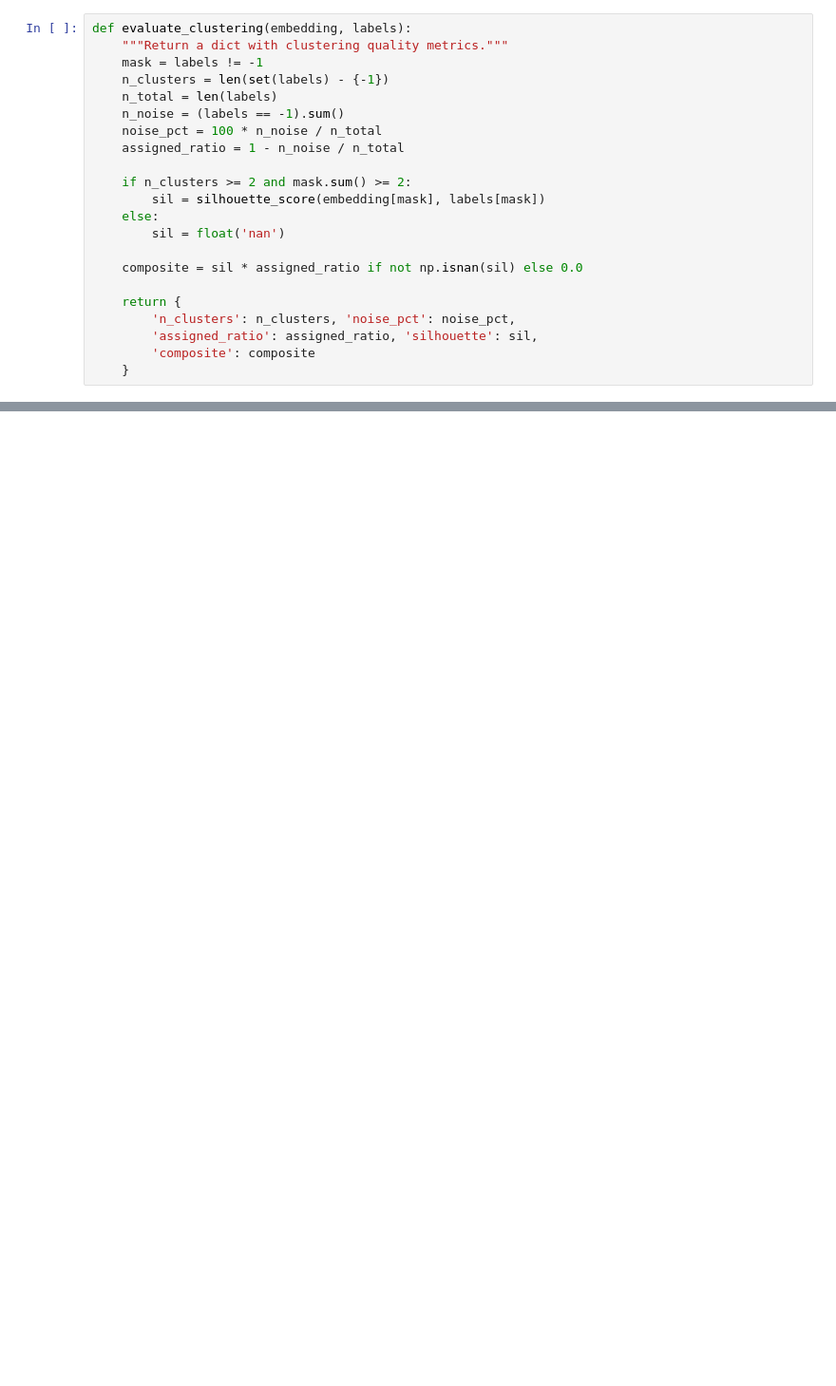
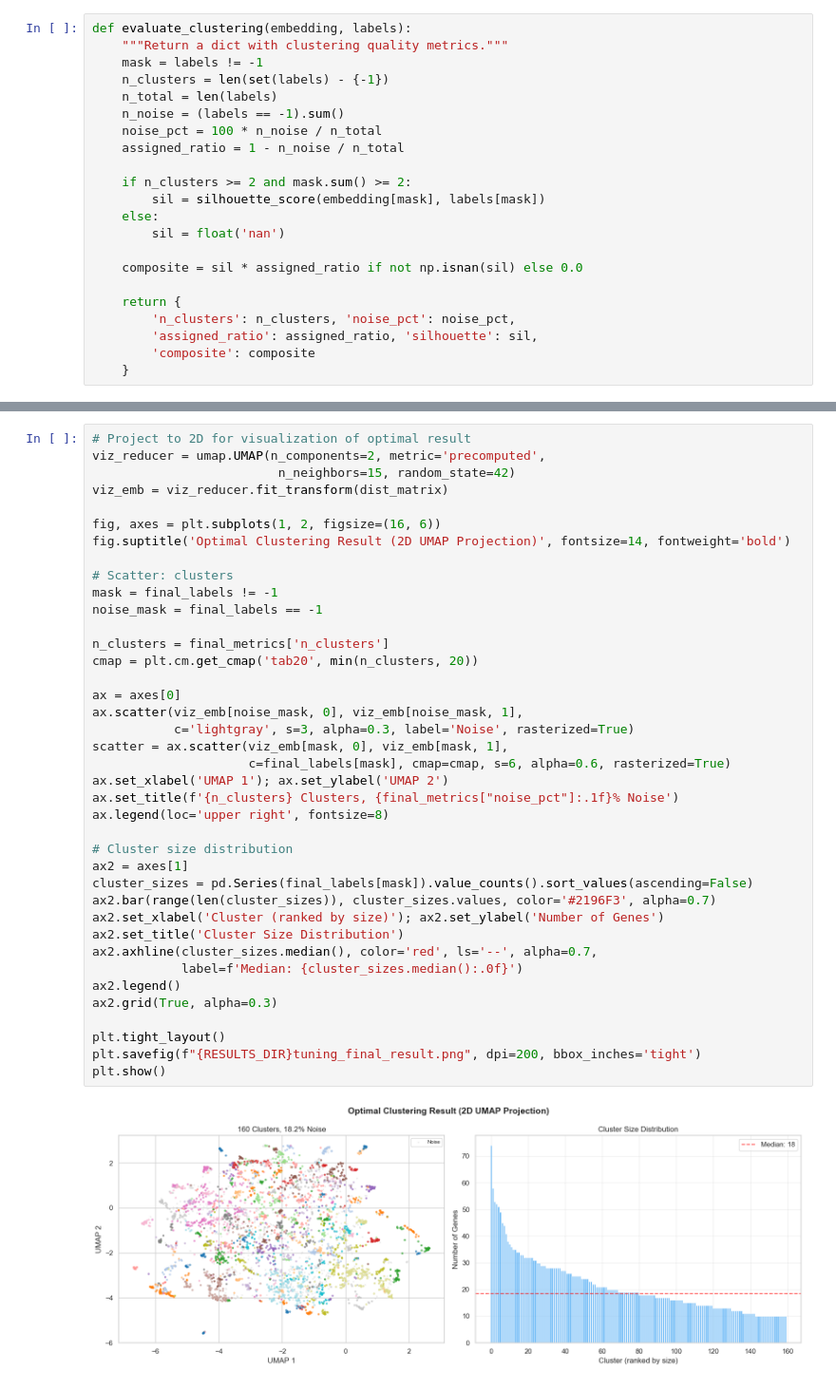
Before and after one commit to fedeceru/SV-Master, a Jupyter notebook: notebook/clustering_optimization.ipynb, the cells around one changed output, grey strips where cells are left out. Shown at 95% size. Drawn from its saved outputs; the diff is of its cells as text; blank space fills up the shorter version.

```diff
--- a/notebook/clustering_optimization.ipynb
+++ b/notebook/clustering_optimization.ipynb
@@ -240,0 +325,41 @@ Composite score             = 0.5717
+# %%
+# Project to 2D for visualization of optimal result
+viz_reducer = umap.UMAP(n_components=2, metric='precomputed',
+                         n_neighbors=15, random_state=42)
+viz_emb = viz_reducer.fit_transform(dist_matrix)
+
+fig, axes = plt.subplots(1, 2, figsize=(16, 6))
+fig.suptitle('Optimal Clustering Result (2D UMAP Projection)', fontsize=14, fontweight='bold')
+
+# Scatter: clusters
+mask = final_labels != -1
+noise_mask = final_labels == -1
+
+n_clusters = final_metrics['n_clusters']
+cmap = plt.cm.get_cmap('tab20', min(n_clusters, 20))
+
+ax = axes[0]
+ax.scatter(viz_emb[noise_mask, 0], viz_emb[noise_mask, 1],
+           c='lightgray', s=3, alpha=0.3, label='Noise', rasterized=True)
+scatter = ax.scatter(viz_emb[mask, 0], viz_emb[mask, 1],
+                     c=final_labels[mask], cmap=cmap, s=6, alpha=0.6, rasterized=True)
+ax.set_xlabel('UMAP 1'); ax.set_ylabel('UMAP 2')
+ax.set_title(f'{n_clusters} Clusters, {final_metrics["noise_pct"]:.1f}% Noise')
+ax.legend(loc='upper right', fontsize=8)
+
+# Cluster size distribution
+ax2 = axes[1]
+cluster_sizes = pd.Series(final_labels[mask]).value_counts().sort_values(ascending=False)
+ax2.bar(range(len(cluster_sizes)), cluster_sizes.values, color='#2196F3', alpha=0.7)
+ax2.set_xlabel('Cluster (ranked by size)'); ax2.set_ylabel('Number of Genes')
+ax2.set_title('Cluster Size Distribution')
+ax2.axhline(cluster_sizes.median(), color='red', ls='--', alpha=0.7,
+            label=f'Median: {cluster_sizes.median():.0f}')
+ax2.legend()
+ax2.grid(True, alpha=0.3)
+
+plt.tight_layout()
+plt.savefig(f"{RESULTS_DIR}tuning_final_result.png", dpi=200, bbox_inches='tight')
+plt.show()
+# %% [output]
+[figure, added]
```
Also changed, not shown: parts of 15 cells of this notebook, 7 other files.
